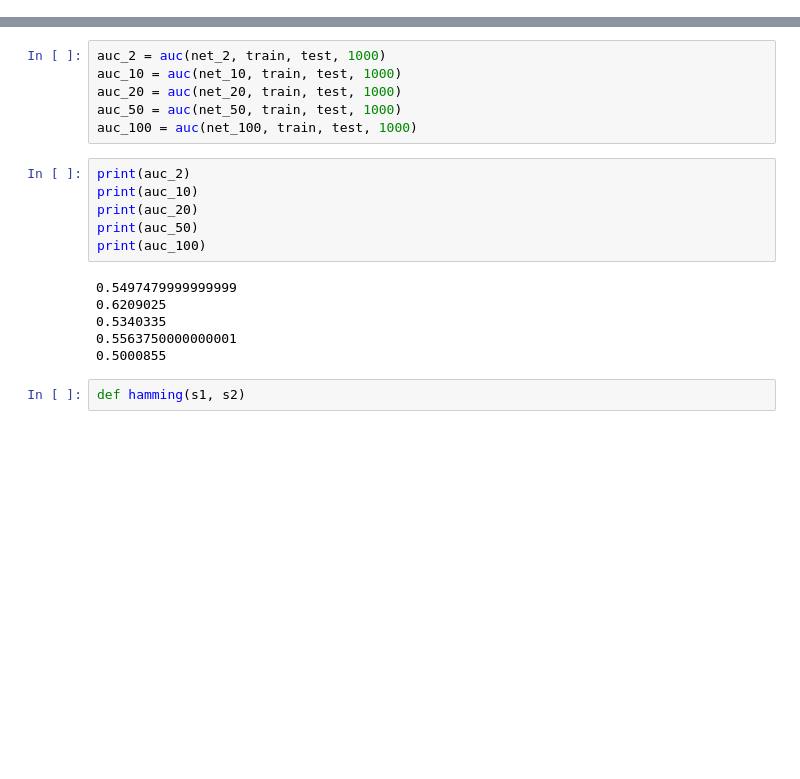
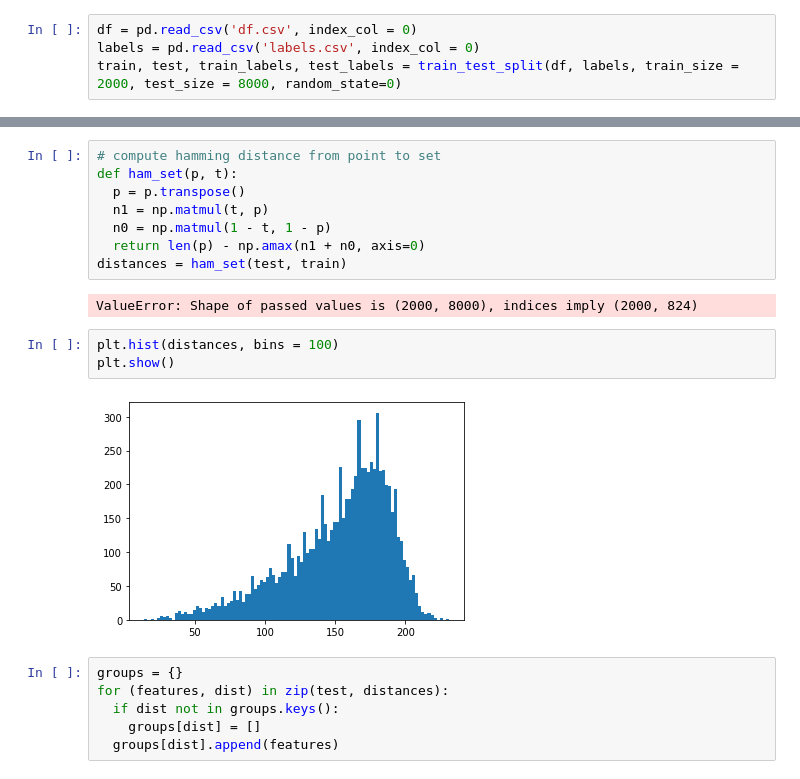
Before and after one commit to mbpereira49/inferenceattacks, a Jupyter notebook: Classifier.ipynb, the cells around one changed output, grey strips where cells are left out. Saved outputs shown, nothing was run; the diff lists cells and outputs as text; blank space fills up the shorter version.

```diff
--- a/Classifier.ipynb
+++ b/Classifier.ipynb
@@ -28,0 +14,4 @@ train, test = train_test_split(df.values, train_size = 8000, test_size = 2000)
+# %%
+df = pd.read_csv('df.csv', index_col = 0)
+labels = pd.read_csv('labels.csv', index_col = 0)
+train, test, train_labels, test_labels = train_test_split(df, labels, train_size = 2000, test_size = 8000, random_state=0)
@@ -131,20 +158,21 @@ def auc(model, train, test, sample_size):
-# %%
-auc_2 = auc(net_2, train, test, 1000)
-auc_10 = auc(net_10, train, test, 1000)
-auc_20 = auc(net_20, train, test, 1000)
-auc_50 = auc(net_50, train, test, 1000)
-auc_100 = auc(net_100, train, test, 1000)
-# %%
-print(auc_2)
-print(auc_10)
-print(auc_20)
-print(auc_50)
-print(auc_100)
-# %% [output]
-0.5497479999999999
-0.6209025
-0.5340335
-0.5563750000000001
-0.5000855
-# %%
-def hamming(s1, s2)
+# %%
+# compute hamming distance from point to set
+def ham_set(p, t):
+  p = p.transpose()
+  n1 = np.matmul(t, p)
+  n0 = np.matmul(1 - t, 1 - p)
+  return len(p) - np.amax(n1 + n0, axis=0)
+distances = ham_set(test, train)
+# %% [output]
+ValueError: Shape of passed values is (2000, 8000), indices imply (2000, 824)
+# %%
+plt.hist(distances, bins = 100)
+plt.show()
+# %% [output]
+[figure, added]
+# %%
+groups = {}
+for (features, dist) in zip(test, distances):
+  if dist not in groups.keys():
+    groups[dist] = []
+  groups[dist].append(features)
```
Also changed, not shown: parts of 14 cells of this notebook, 2 other files.
